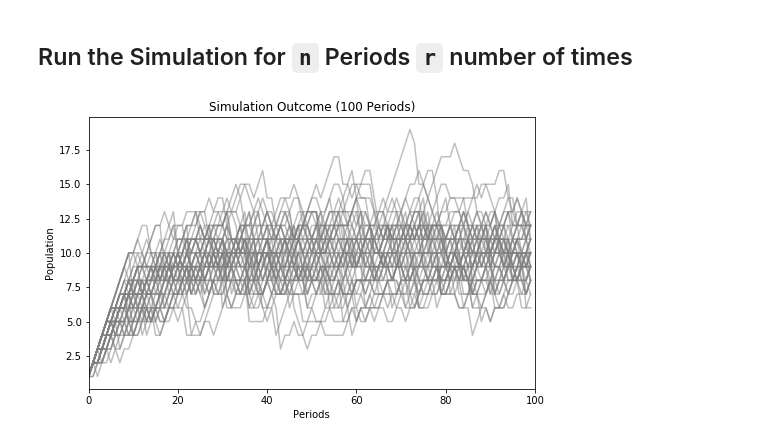
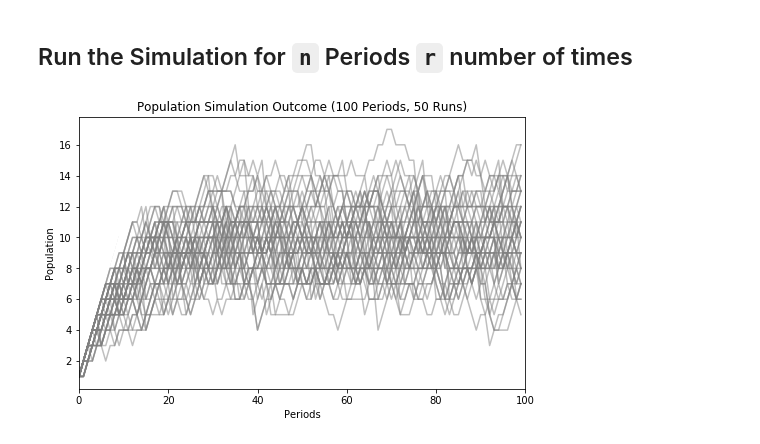
Before and after one commit to hansintheair/SimulatePopulation, a Jupyter notebook: PopulationGrowth_2.ipynb, the cells around one changed output. Drawn from its saved outputs; the diff is of its cells as text; code cells hidden in the pictures.

Commit message:
Updated graphs

```diff
--- a/PopulationGrowth_2.ipynb
+++ b/PopulationGrowth_2.ipynb
@@ -48,26 +48,26 @@ class environment():
 # %% [markdown]
 ## Run the Simulation for `n` Periods `r` number of times
 # %%
-def run_sim(birth_rate, death_chance, n_periods, r_repetitions):
+def run_sim(birth_rate, death_chance, n_periods, r_runs):
     """ Run simulation of environment n times and plot the result"""
 
     #Set up plot
     fig, ax = plt.subplots(figsize=(8,5))
     ax.set(
-        title=f"Simulation Outcome ({n_periods} Periods)",
+        title=f"Population Simulation Outcome ({n_periods} Periods, {r_runs} Runs)",
         xlabel="Periods",
         ylabel="Population",
         xlim=(0, n_periods)
     )
 
     #Run simulation n times.
-    for r in range(r_repetitions):
+    for r in range(r_runs):
         env = environment(birth_rate, death_chance)
         for period in range(0, n_periods):
             env()
         ax.plot(env.history, color=[.5, .5, .5, .5])
 
 # Run the simulation n times
 run_sim(1, .1, 100, 50)
 # %% [output]
-[figure, old version]
+[figure, new version]
```
Also changed, not shown: 1 other file.
